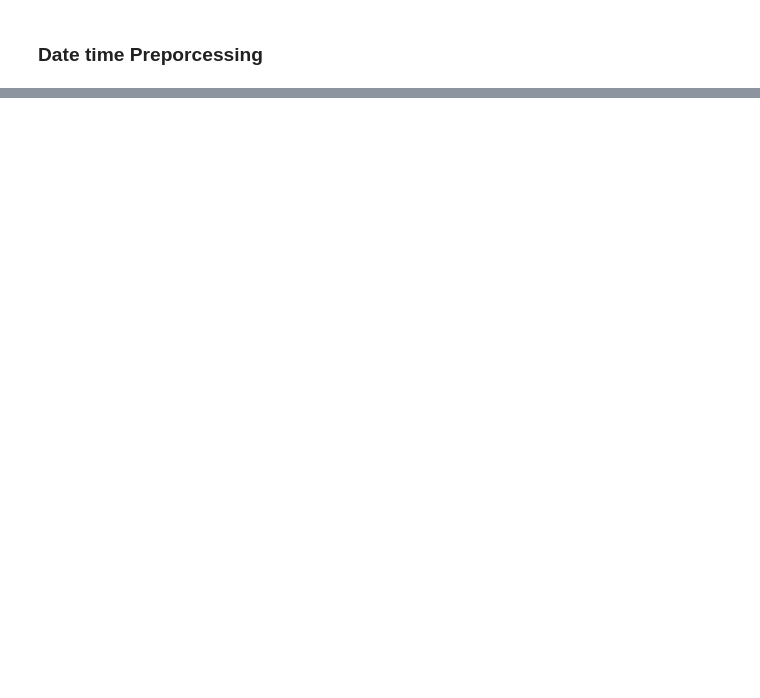
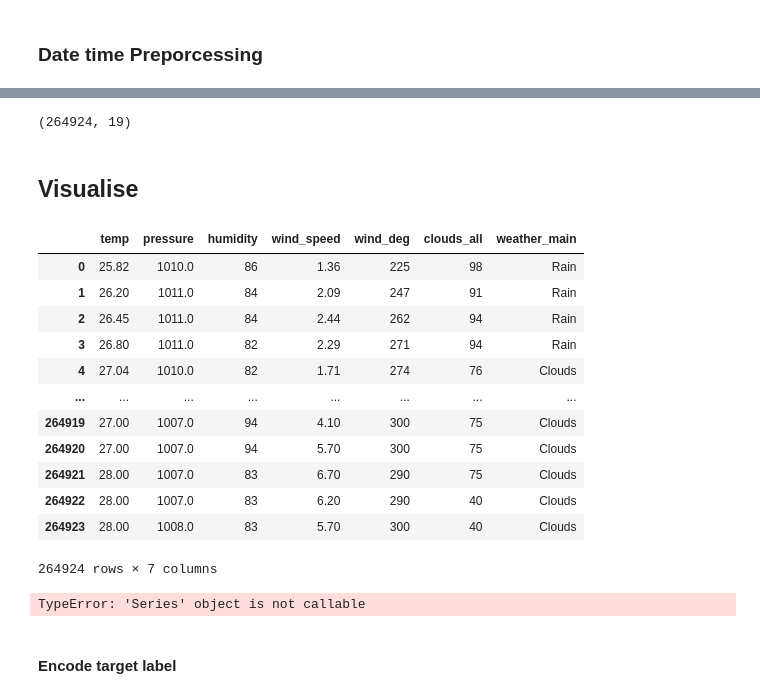
Before and after one commit to sayuri-sam/mlta2_bmkg4, a Jupyter notebook: EDA.ipynb, the cells around one changed output, grey strips where cells are left out. Saved outputs shown, nothing was run; the diff lists cells and outputs as text; code cells hidden in the pictures; blank space fills up the shorter version.

```diff
--- a/EDA.ipynb
+++ b/EDA.ipynb
@@ -89,0 +86,3 @@ dataset.head(100)
+# %%
+pd.set_option('display.max_columns', None)
+dataset2.tail(5)
@@ -89,0 +143,3 @@ dataset.head(100)
+# %%
+dataset2 = dataset2.drop(['timezone','city_name','lat','lon','snow_1h', 'snow_3h', 'snow_6h', 'snow_12h', 'snow_24h', 'snow_today'],axis=1)
+dataset2.head()
@@ -89,0 +153,6 @@ dataset.head(100)
+# %%
+dataset2.shape
+# %% [output]
+(264924, 19)
+# %% [markdown]
+## Visualise
@@ -89,0 +163,25 @@ dataset.head(100)
+# %%
+viz1 = dataset2[['temp','pressure','humidity','wind_speed','wind_deg','clouds_all','weather_main']]
+viz1
+# %% [output]
+|  | temp | pressure | humidity | wind_speed | wind_deg | clouds_all | weather_main |
+| 0 | 25.82 | 1010.0 | 86 | 1.36 | 225 | 98 | Rain |
+| 1 | 26.20 | 1011.0 | 84 | 2.09 | 247 | 91 | Rain |
+| 2 | 26.45 | 1011.0 | 84 | 2.44 | 262 | 94 | Rain |
+| 3 | 26.80 | 1011.0 | 82 | 2.29 | 271 | 94 | Rain |
+| 4 | 27.04 | 1010.0 | 82 | 1.71 | 274 | 76 | Clouds |
+| ... | ... | ... | ... | ... | ... | ... | ... |
+| 264919 | 27.00 | 1007.0 | 94 | 4.10 | 300 | 75 | Clouds |
+| 264920 | 27.00 | 1007.0 | 94 | 5.70 | 300 | 75 | Clouds |
+| 264921 | 28.00 | 1007.0 | 83 | 6.70 | 290 | 75 | Clouds |
+| 264922 | 28.00 | 1007.0 | 83 | 6.20 | 290 | 40 | Clouds |
+| 264923 | 28.00 | 1008.0 | 83 | 5.70 | 300 | 40 | Clouds |
+264924 rows × 7 columns
+# %%
+plt.rcParams['figure.figsize'] = [14, 8]
+viz1.temp()
+plt.title('Distribution of temp')
+plt.xlabel('temp')
+plt.show()
+# %% [output]
+TypeError: 'Series' object is not callable
@@ -89,0 +199,2 @@ dataset.head(100)
+# %% [markdown]
+#### Encode target label
```
Also changed, not shown: parts of 20 cells of this notebook.
